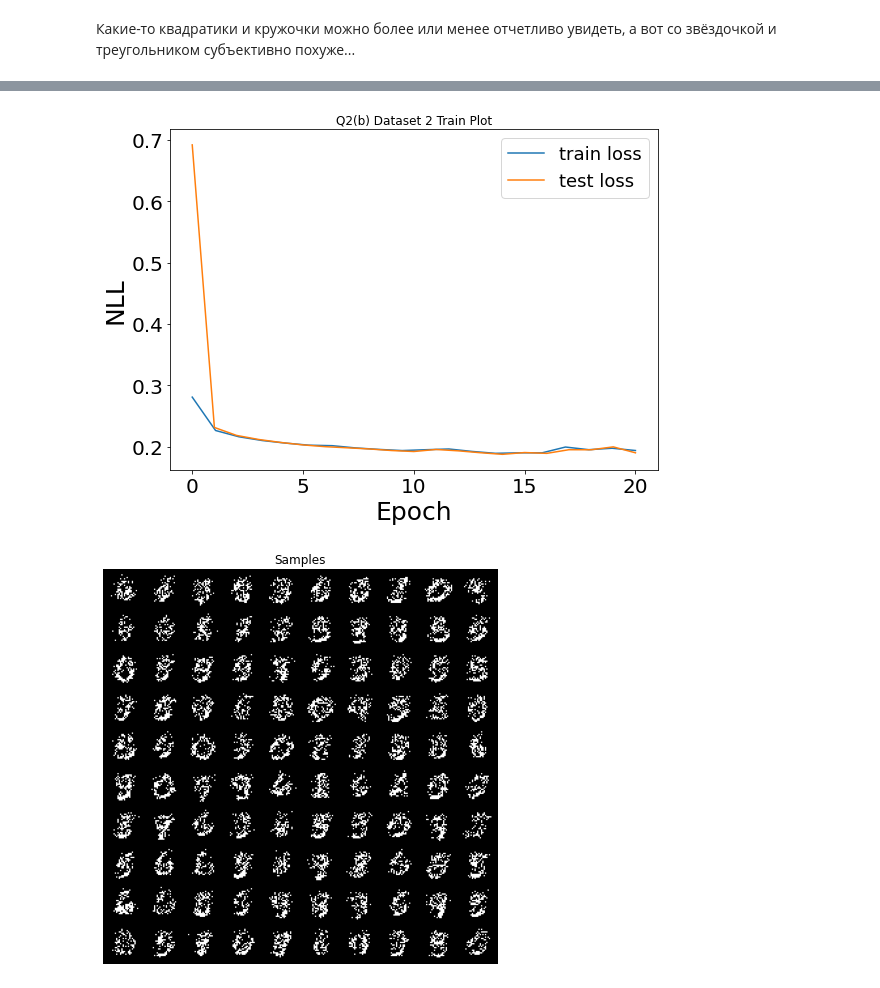
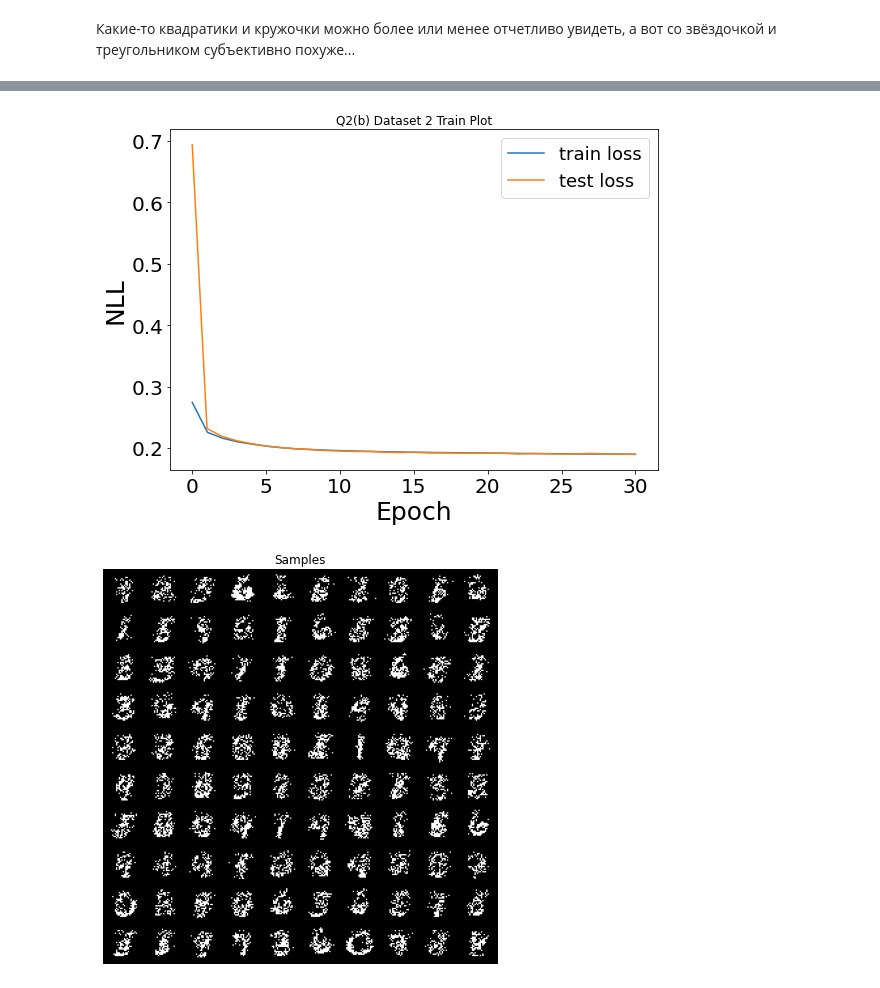
Before and after one commit to breengles/dul_2021, a Jupyter notebook: Homework1_MADE.ipynb, the cells around one changed output, grey strips where cells are left out. Cells and saved outputs as stored; diff of their text form; code cells hidden in the pictures.

```diff
--- a/Homework1_MADE.ipynb
+++ b/Homework1_MADE.ipynb
@@ -160,5 +162,5 @@ Final Test Loss: 0.0678
 # %% [markdown]
 Какие-то квадратики и кружочки можно более или менее отчетливо увидеть, а вот со звёздочкой и треугольником субъективно похуже...
 # %%
-q1_save_results(2, 'b', lambda train, test, img_shape, dset_id: q1_b(train, test, img_shape, dset_id, epochs=20, lr=1e-3, l2=0, n_samples=100))
+q1_save_results(2, 'b', lambda train, test, img_shape, dset_id: q1_b(train, test, img_shape, dset_id, epochs=30, lr=1e-3, l2=0, n_samples=100))
 # %% [output]
@@ -166,2 +168,2 @@ Final Test Loss: 0.1899
-[figure, old version]
+[figure, new version]
-[figure, old version]
+[figure, new version]
```
Also changed, not shown: parts of 7 cells of this notebook, 12 other files.
